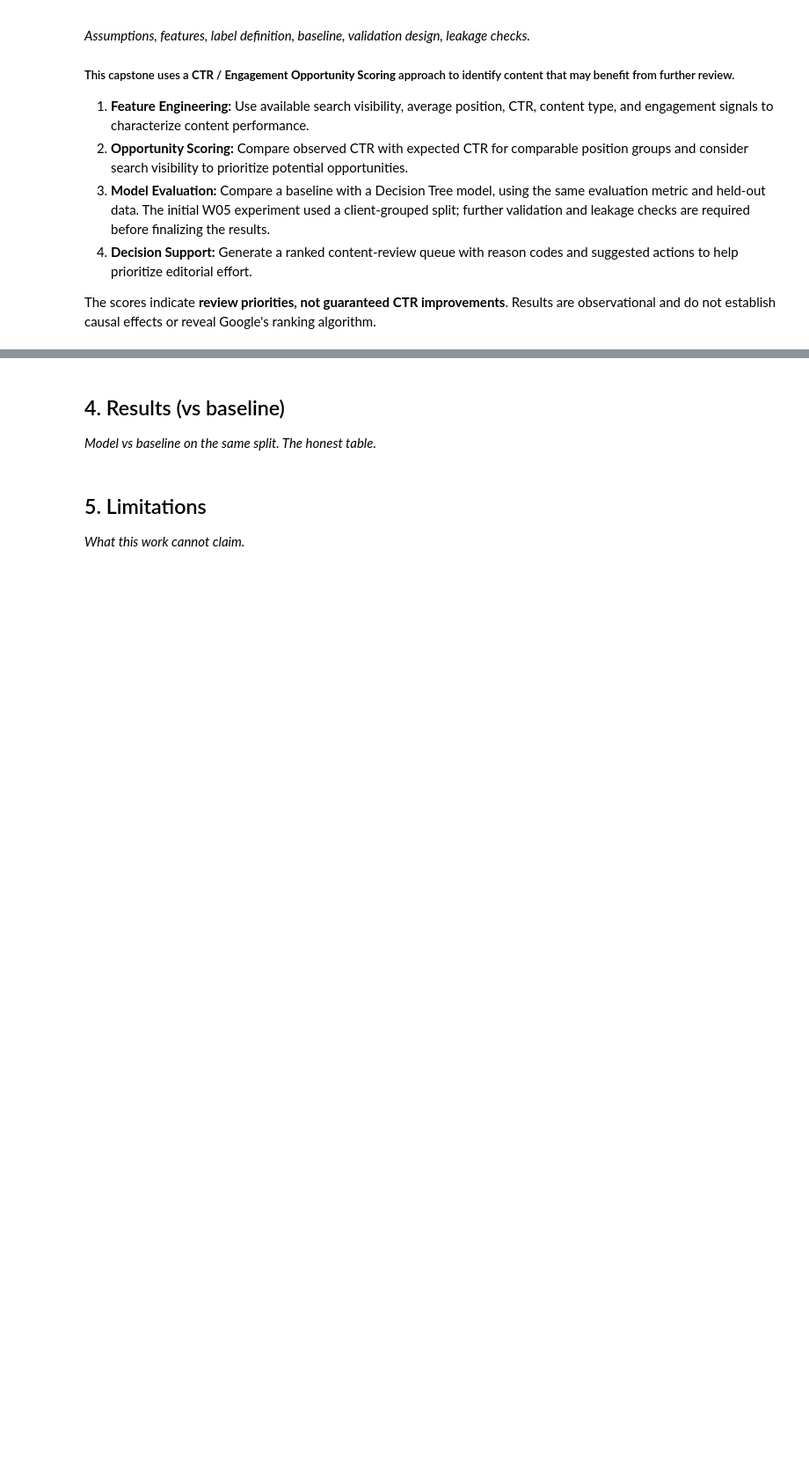
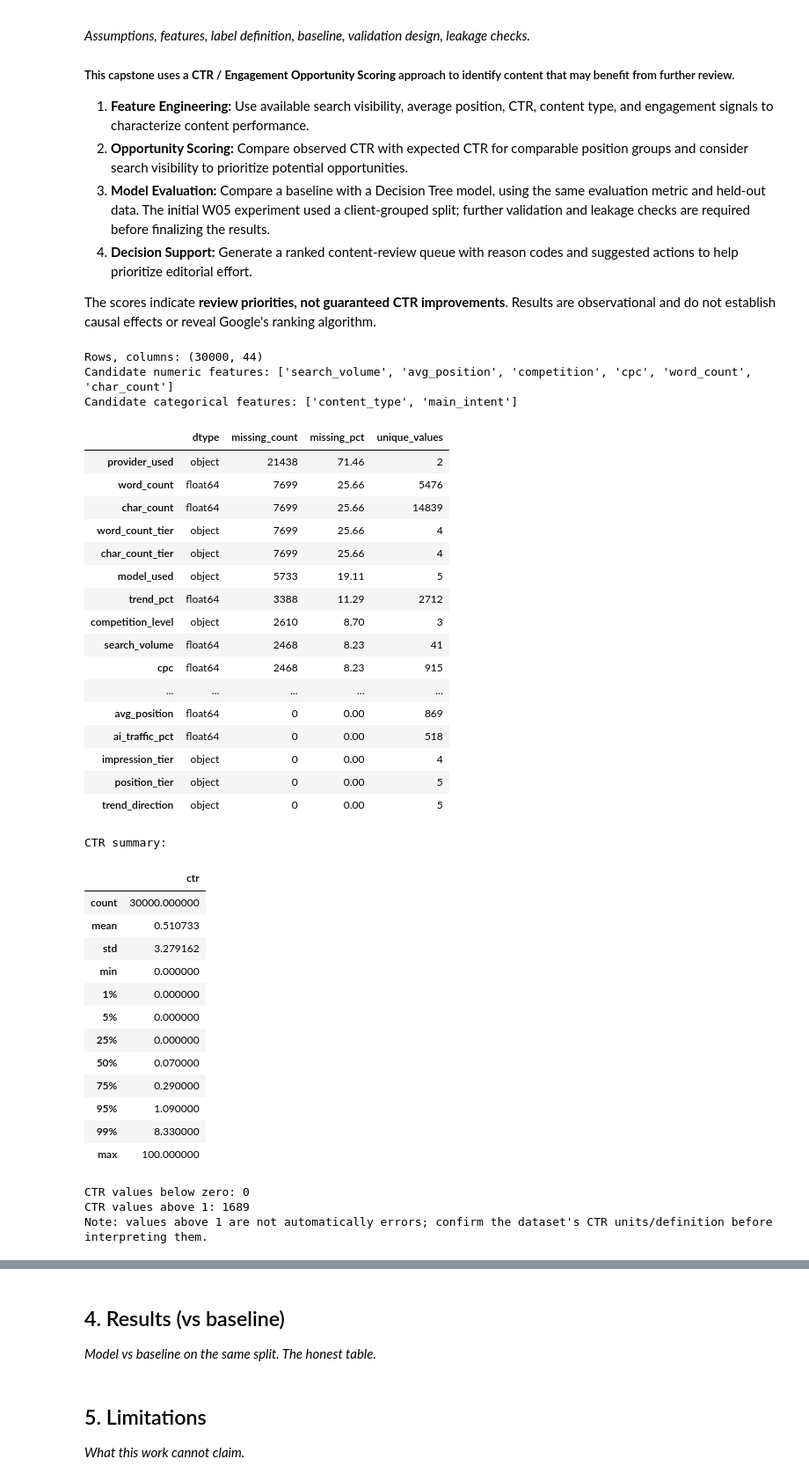
Before and after one commit to Gunjannn07/FlyRank1, a Jupyter notebook: work/notebooks/capstone.ipynb, the cells around one changed output, grey strips where cells are left out. Shown at 88% size. Drawn from its saved outputs; the diff is of its cells as text; code cells hidden in the pictures; blank space fills up the shorter version.

```diff
--- a/work/notebooks/capstone.ipynb
+++ b/work/notebooks/capstone.ipynb
@@ -112,3 +141,80 @@ drwxr-xr-x  2 root root 4096 Oct 15 17:59 raw
 4. **Decision Support:** Generate a ranked content-review queue with reason codes and suggested actions to help prioritize editorial effort.
 
 The scores indicate **review priorities, not guaranteed CTR improvements**. Results are observational and do not establish causal effects or reveal Google's ranking algorithm.
+# %%
+# Audit the target and available features before fitting anything.
+import numpy as np
+import pandas as pd
+import matplotlib.pyplot as plt
+from pathlib import Path
+
+assert "df" in globals(), "Run the data-loading cell first."
+assert "ctr" in df.columns, "The dataset must contain the target column 'ctr'."
+
+target = "ctr"
+numeric_candidates = [
+    "search_volume", "avg_position", "competition", "cpc",
+    "word_count", "char_count"
+]
+categorical_candidates = ["content_type", "main_intent"]
+
+numeric_features = [c for c in numeric_candidates if c in df.columns]
+categorical_features = [c for c in categorical_candidates if c in df.columns]
+feature_cols = numeric_features + categorical_features
+
+audit = pd.DataFrame({
+    "dtype": df.dtypes.astype(str),
+    "missing_count": df.isna().sum(),
+    "missing_pct": (df.isna().mean() * 100).round(2),
+    "unique_values": df.nunique(dropna=True)
+}).sort_values("missing_pct", ascending=False)
+
+print("Rows, columns:", df.shape)
+print("Candidate numeric features:", numeric_features)
+print("Candidate categorical features:", categorical_features)
+display(audit)
+
+df[target] = pd.to_numeric(df[target], errors="coerce")
+print("\nCTR summary:")
+display(df[target].describe(percentiles=[.01, .05, .25, .5, .75, .95, .99]).to_frame("ctr"))
+print("CTR values below zero:", int((df[target] < 0).sum()))
+print("CTR values above 1:", int((df[target] > 1).sum()))
+print("Note: values above 1 are not automatically errors; confirm the dataset's CTR units/definition before interpreting them.")
+# %% [output]
+Rows, columns: (30000, 44)
+Candidate numeric features: ['search_volume', 'avg_position', 'competition', 'cpc', 'word_count', 'char_count']
+Candidate categorical features: ['content_type', 'main_intent']
+|  | dtype | missing_count | missing_pct | unique_values |
+| provider_used | object | 21438 | 71.46 | 2 |
+| word_count | float64 | 7699 | 25.66 | 5476 |
+| char_count | float64 | 7699 | 25.66 | 14839 |
+| word_count_tier | object | 7699 | 25.66 | 4 |
+| char_count_tier | object | 7699 | 25.66 | 4 |
+| model_used | object | 5733 | 19.11 | 5 |
+| trend_pct | float64 | 3388 | 11.29 | 2712 |
+| competition_level | object | 2610 | 8.70 | 3 |
+| search_volume | float64 | 2468 | 8.23 | 41 |
+| cpc | float64 | 2468 | 8.23 | 915 |
+| ... | ... | ... | ... | ... |
+| avg_position | float64 | 0 | 0.00 | 869 |
+| ai_traffic_pct | float64 | 0 | 0.00 | 518 |
+| impression_tier | object | 0 | 0.00 | 4 |
+| position_tier | object | 0 | 0.00 | 5 |
+| trend_direction | object | 0 | 0.00 | 5 |
+CTR summary:
+|  | ctr |
+| count | 30000.000000 |
+| mean | 0.510733 |
+| std | 3.279162 |
+| min | 0.000000 |
+| 1% | 0.000000 |
+| 5% | 0.000000 |
+| 25% | 0.000000 |
+| 50% | 0.070000 |
+| 75% | 0.290000 |
+| 95% | 1.090000 |
+| 99% | 8.330000 |
+| max | 100.000000 |
+CTR values below zero: 0
+CTR values above 1: 1689
+Note: values above 1 are not automatically errors; confirm the dataset's CTR units/definition before interpreting them.
```
Also changed, not shown: parts of 7 cells of this notebook.
